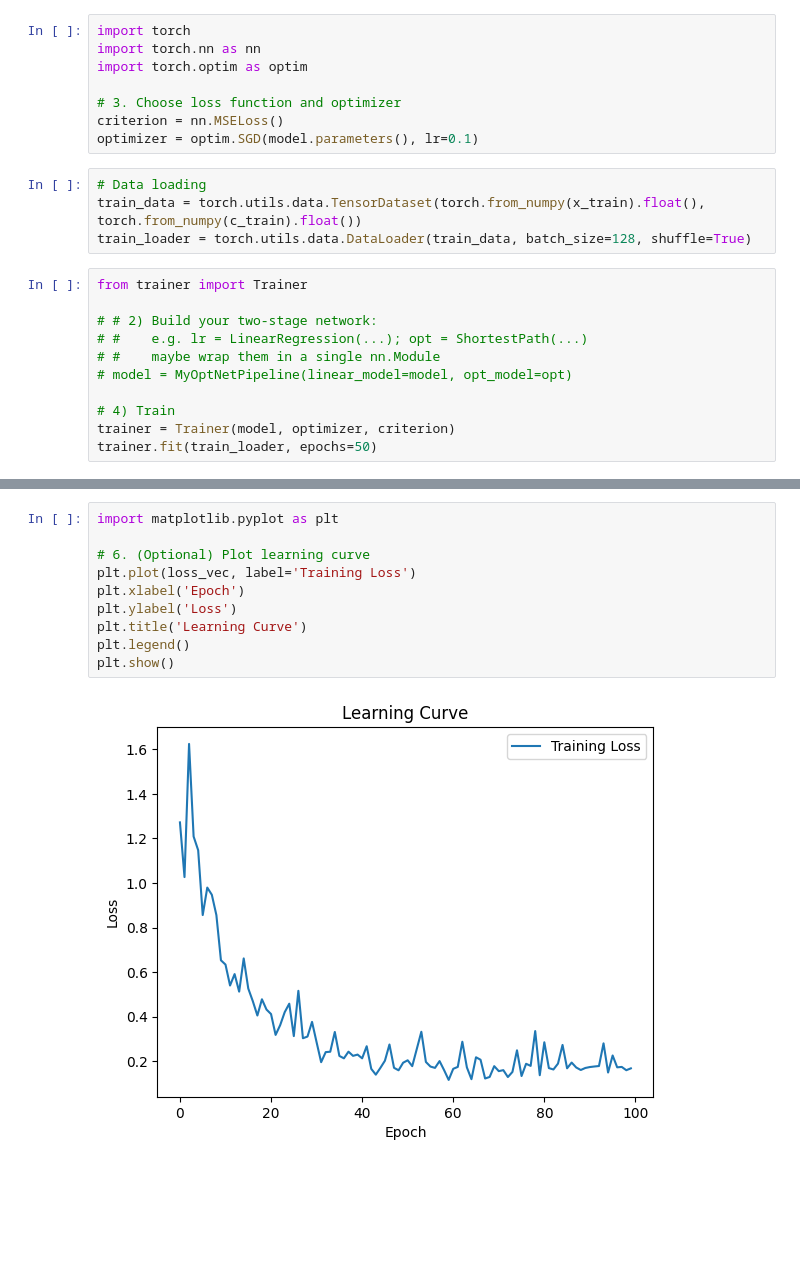
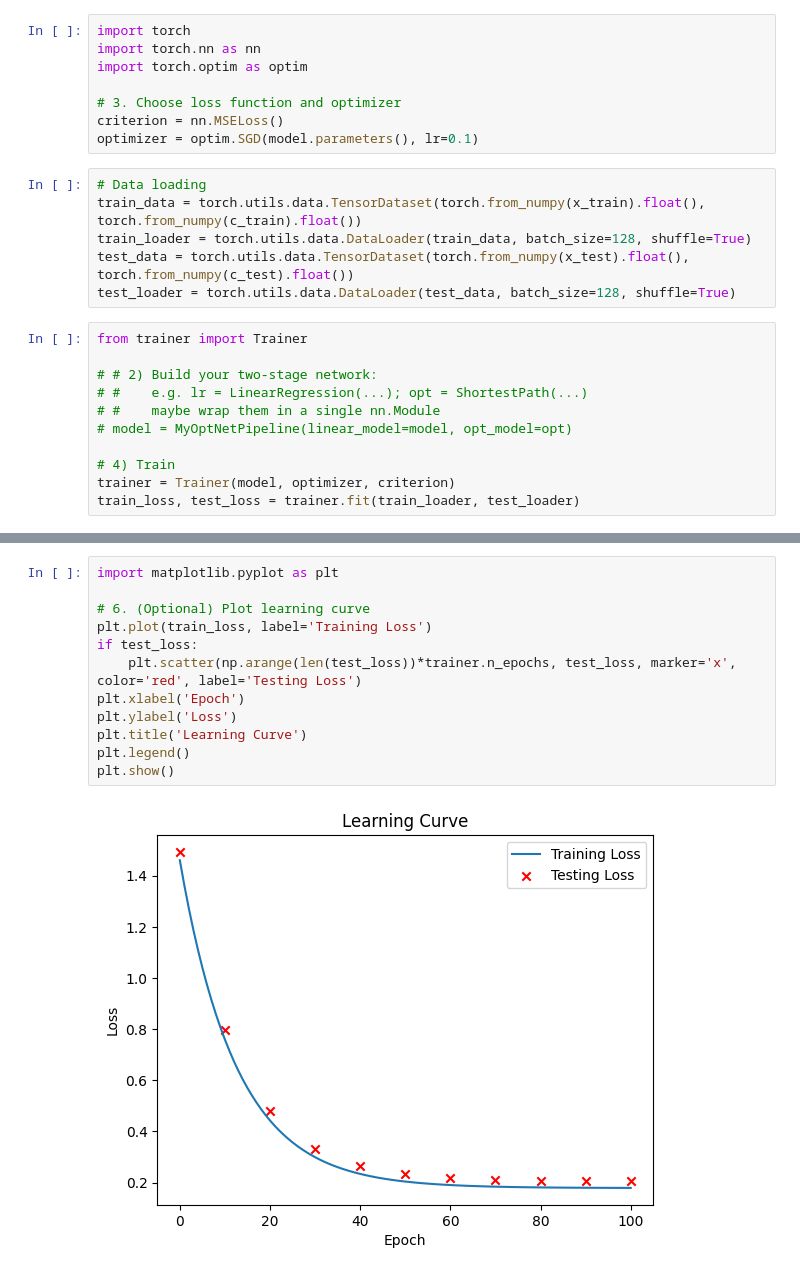
Before and after one commit to lucahart/DFL-for-Shortest-Path-Network-Interdiction, a Jupyter notebook: Main.ipynb, the cells around one changed output, grey strips where cells are left out. Cells and saved outputs as stored; diff of their text form; blank space fills up the shorter version.

Commit message:
Finished implementation and testing of trainer class.

```diff
--- a/Main.ipynb
+++ b/Main.ipynb
@@ -58,6 +58,8 @@ optimizer = optim.SGD(model.parameters(), lr=0.1)
 # Data loading
 train_data = torch.utils.data.TensorDataset(torch.from_numpy(x_train).float(), torch.from_numpy(c_train).float())
 train_loader = torch.utils.data.DataLoader(train_data, batch_size=128, shuffle=True)
+test_data = torch.utils.data.TensorDataset(torch.from_numpy(x_test).float(), torch.from_numpy(c_test).float())
+test_loader = torch.utils.data.DataLoader(test_data, batch_size=128, shuffle=True)
 # %%
 from trainer import Trainer
 
@@ -68,5 +70,5 @@ from trainer import Trainer
 
 # 4) Train
 trainer = Trainer(model, optimizer, criterion)
-trainer.fit(train_loader, epochs=50)
+train_loss, test_loss = trainer.fit(train_loader, test_loader)
 # %% [output]
@@ -116,12 +86,14 @@ Epoch 101,  Loss:    0.1686%
 # %%
 import matplotlib.pyplot as plt
 
 # 6. (Optional) Plot learning curve
-plt.plot(loss_vec, label='Training Loss')
+plt.plot(train_loss, label='Training Loss')
+if test_loss:
+    plt.scatter(np.arange(len(test_loss))*trainer.n_epochs, test_loss, marker='x', color='red', label='Testing Loss')
 plt.xlabel('Epoch')
 plt.ylabel('Loss')
 plt.title('Learning Curve')
 plt.legend()
 plt.show()
 # %% [output]
-[figure, old version]
+[figure, new version]
```
Also changed, not shown: parts of 4 cells of this notebook, 1 other file.
